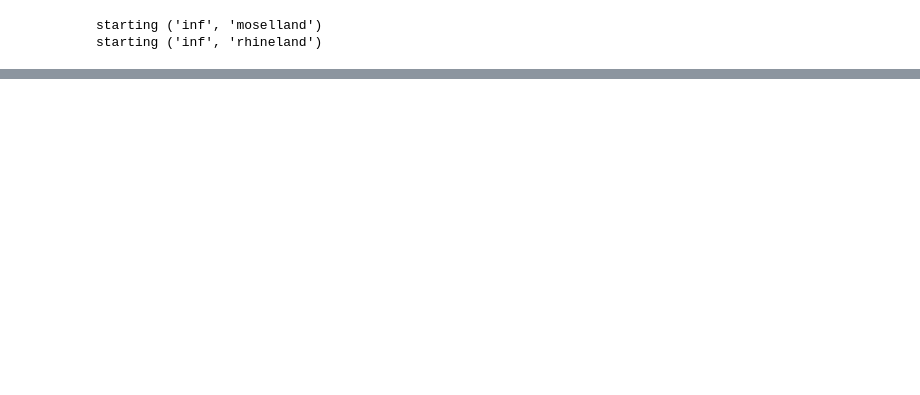
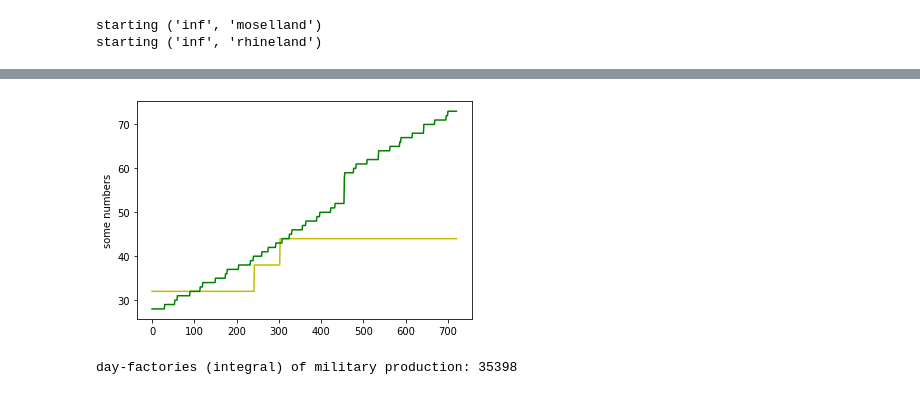
Before and after one commit to tye-shutty/hoi4_civ_calculator, a Jupyter notebook: calc driver.ipynb, the cells around one changed output, grey strips where cells are left out. Saved outputs shown, nothing was run; the diff lists cells and outputs as text; code cells hidden in the pictures; blank space fills up the shorter version.

```diff
--- a/calc driver.ipynb
+++ b/calc driver.ipynb
@@ -76,0 +125,12 @@ moselland civ progress 70.31%
+# %%
+import matplotlib.pyplot as plt
+y3 = [x['civ'] for x in calc.daily_reports]
+y4 = [x['mil'] for x in calc.daily_reports]
+plt.plot(range(len(calc.daily_reports)),y3, 'y-')
+plt.plot(range(len(calc.daily_reports)),y4, 'g-')
+plt.ylabel('some numbers')
+plt.show()
+print('day-factories (integral) of military production:', sum(y4))
+# %% [output]
+[figure, added]
+day-factories (integral) of military production: 35398
```
Also changed, not shown: parts of 8 cells of this notebook, 2 other files.
